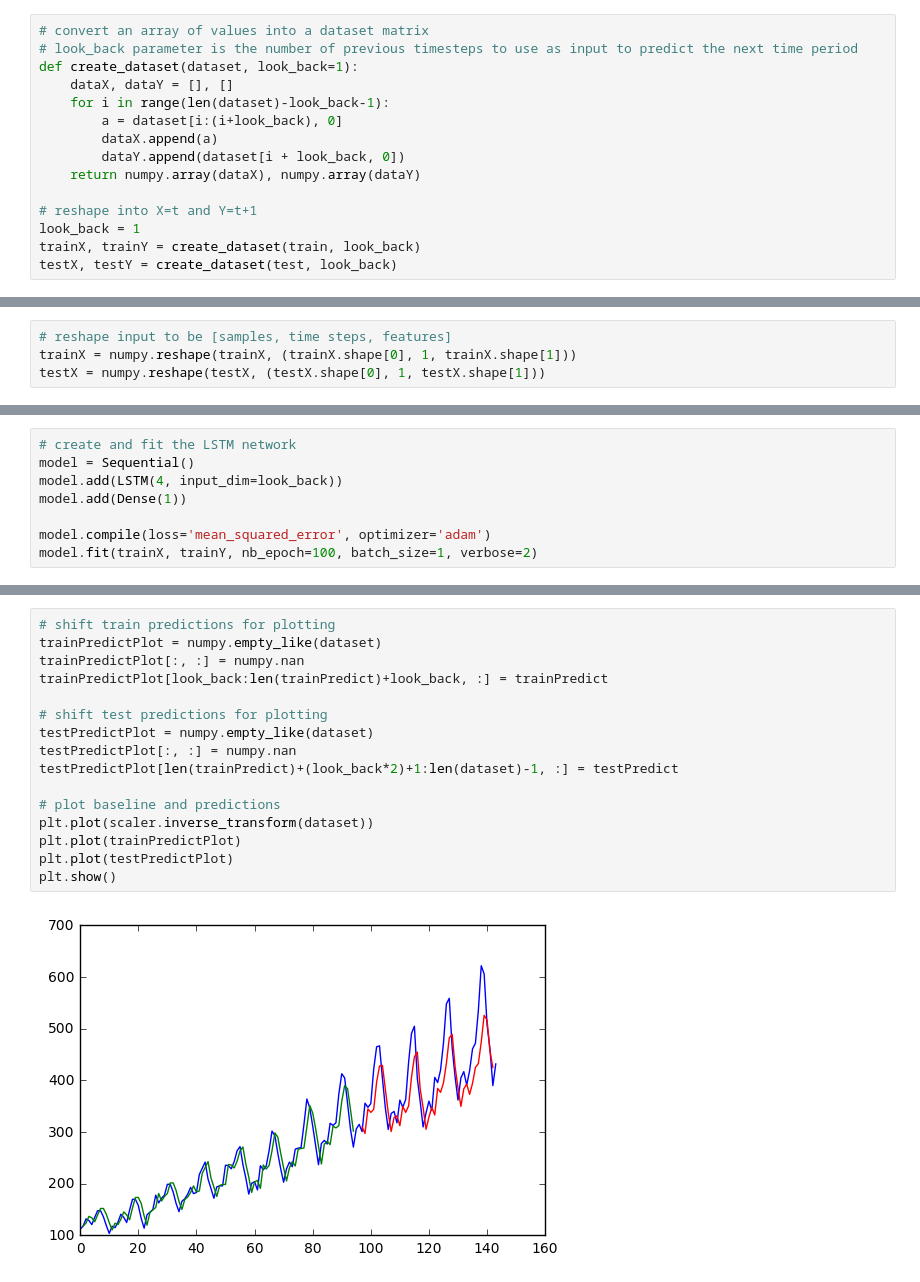
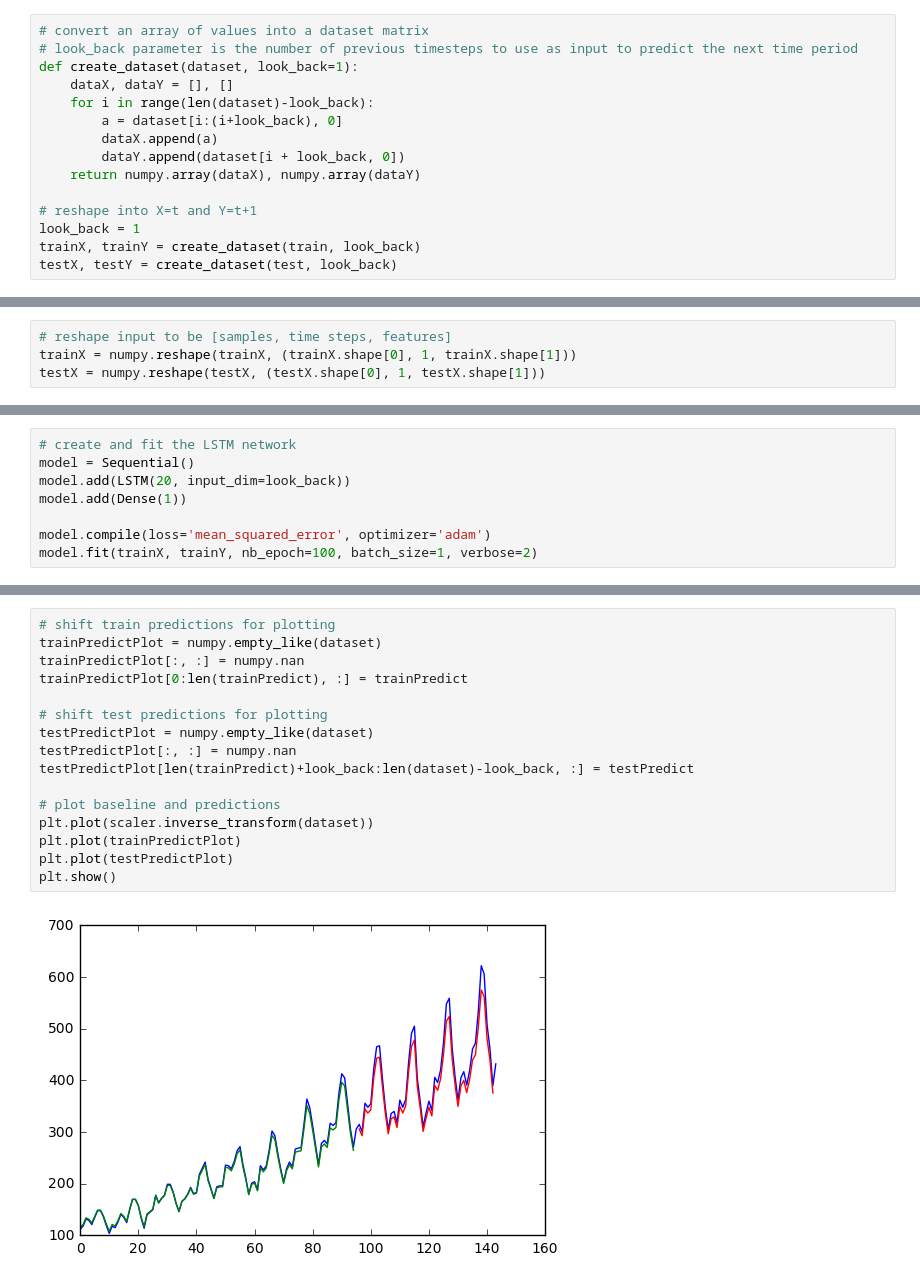
Before and after one commit to jenner2222/ML, a Jupyter notebook: practice/Intl_Passengers/International+Airlines+Passengers+--+LSTM.ipynb, the cells around one changed output, grey strips where cells are left out. Cells and saved outputs as stored; diff of their text form.

Commit message:
increased number of LSTM nodes from 4 to 20 to better remember annual trends

```diff
--- a/practice/Intl_Passengers/International+Airlines+Passengers+--+LSTM.ipynb
+++ b/practice/Intl_Passengers/International+Airlines+Passengers+--+LSTM.ipynb
@@ -98,7 +100,7 @@ print(len(train), len(test))
 # look_back parameter is the number of previous timesteps to use as input to predict the next time period
 def create_dataset(dataset, look_back=1):
 	dataX, dataY = [], []
-	for i in range(len(dataset)-look_back-1):
+	for i in range(len(dataset)-look_back):
 		a = dataset[i:(i+look_back), 0]
 		dataX.append(a)
 		dataY.append(dataset[i + look_back, 0])
@@ -121,7 +123,7 @@ The network consists of an input layer with one node, a hidden LSTM layer with 4
 # %%
 # create and fit the LSTM network
 model = Sequential()
-model.add(LSTM(4, input_dim=look_back))
+model.add(LSTM(20, input_dim=look_back))
 model.add(Dense(1))
 
 model.compile(loss='mean_squared_error', optimizer='adam')
@@ -171,19 +173,19 @@ Now we need to massage the results a bit to get them to match the x-axis of the
 # %%
 # shift train predictions for plotting
 trainPredictPlot = numpy.empty_like(dataset)
 trainPredictPlot[:, :] = numpy.nan
-trainPredictPlot[look_back:len(trainPredict)+look_back, :] = trainPredict
+trainPredictPlot[0:len(trainPredict), :] = trainPredict
 
 # shift test predictions for plotting
 testPredictPlot = numpy.empty_like(dataset)
 testPredictPlot[:, :] = numpy.nan
-testPredictPlot[len(trainPredict)+(look_back*2)+1:len(dataset)-1, :] = testPredict
+testPredictPlot[len(trainPredict)+look_back:len(dataset)-look_back, :] = testPredict
 
 # plot baseline and predictions
 plt.plot(scaler.inverse_transform(dataset))
 plt.plot(trainPredictPlot)
 plt.plot(testPredictPlot)
 plt.show()
 # %% [output]
-[figure, old version]
+[figure, new version]
 # %% [markdown]
```
Also changed, not shown: parts of 6 cells of this notebook.
